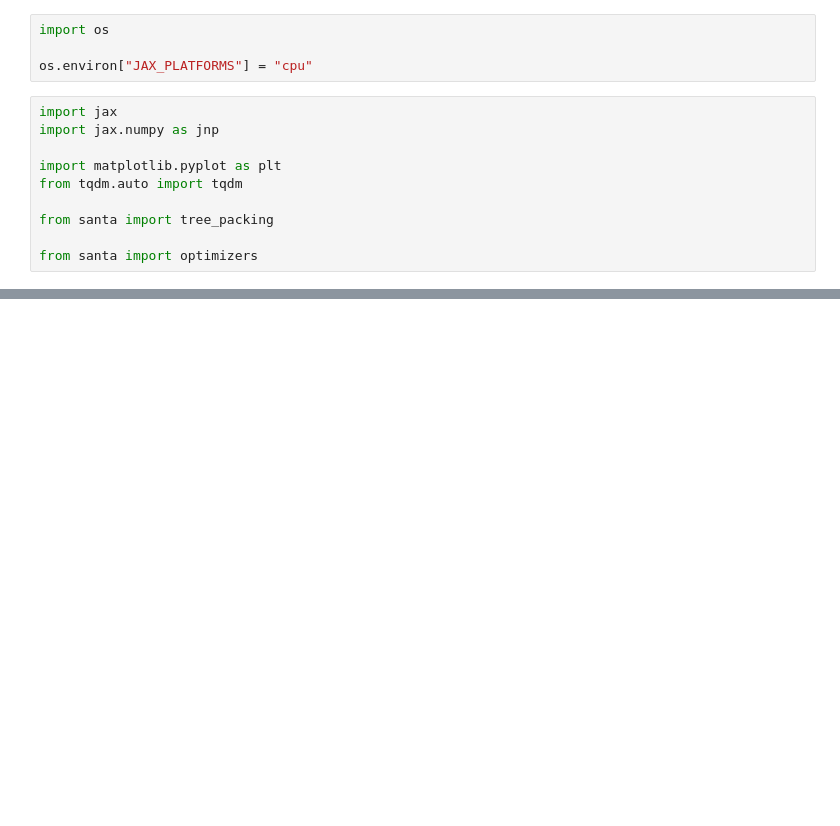
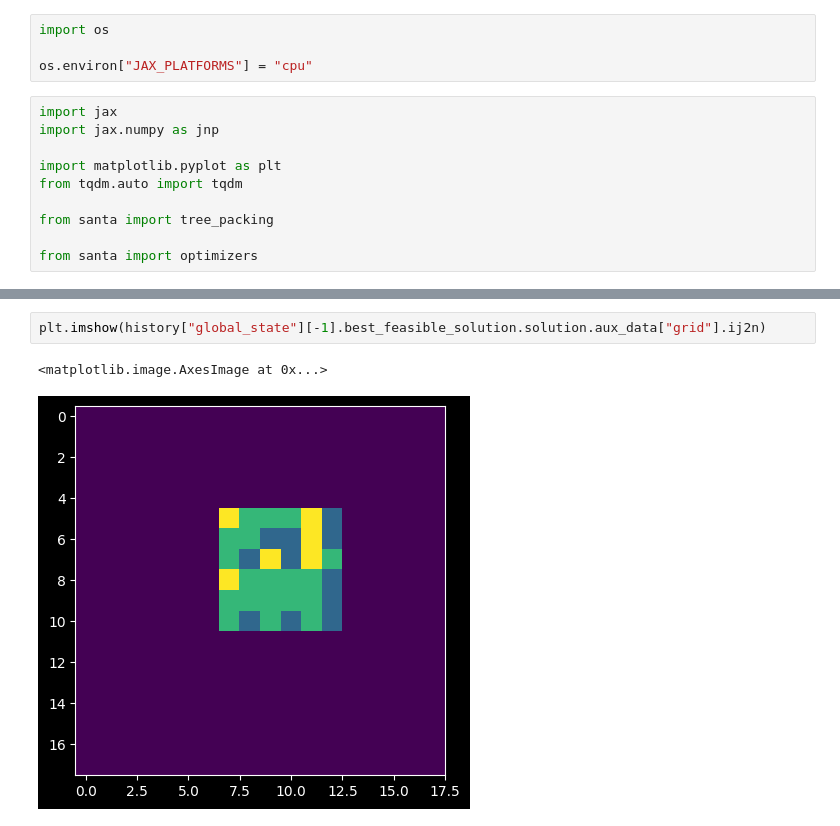
Before and after one commit to AmedeoBiolatti/santa2025, a Jupyter notebook: example.ipynb, the cells around one changed output, grey strips where cells are left out. Cells and saved outputs as stored; diff of their text form; blank space fills up the shorter version.

```diff
--- a/example.ipynb
+++ b/example.ipynb
@@ -88,0 +133,5 @@ tree_packing.plot.plot_solution(history["global_state"][-1].best_solution)
+# %%
+plt.imshow(history["global_state"][-1].best_feasible_solution.solution.aux_data["grid"].ij2n)
+# %% [output]
+<matplotlib.image.AxesImage at 0x...>
+[figure, added]
```
Also changed, not shown: parts of 8 cells of this notebook, 5 other files.
